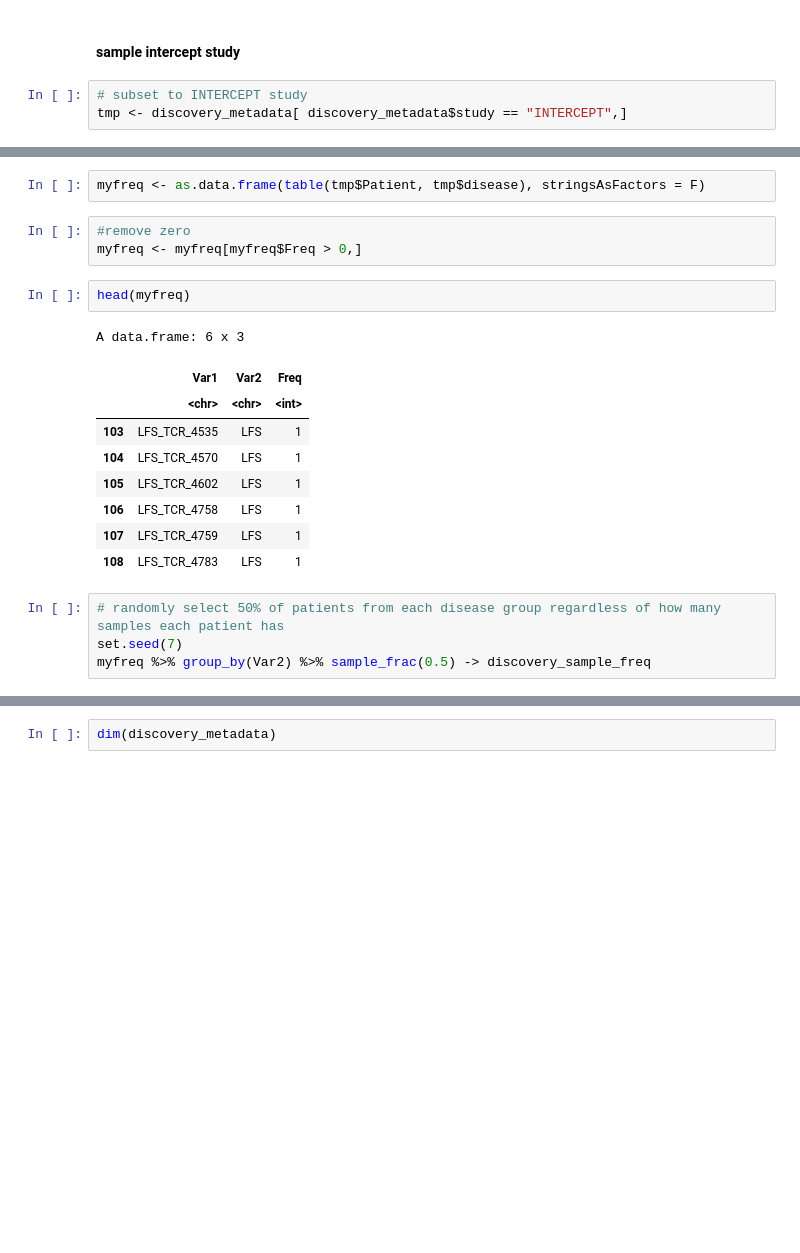
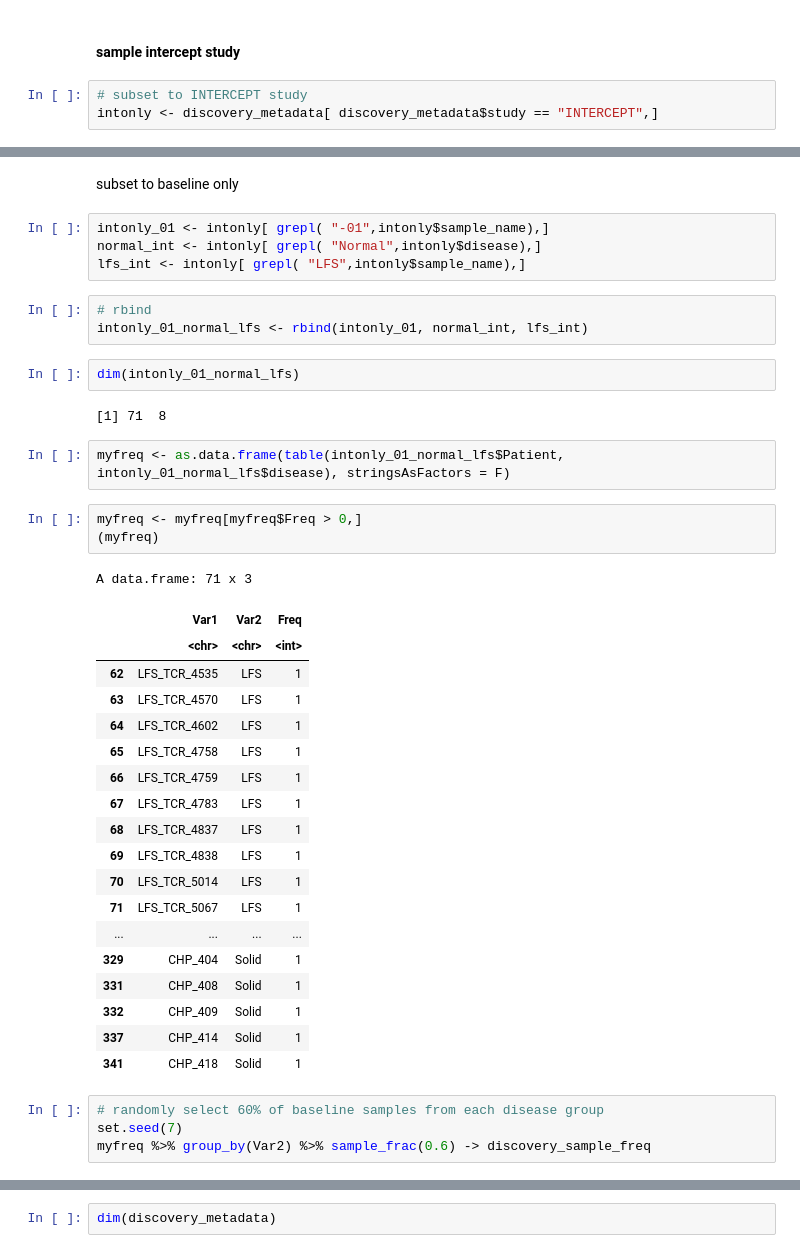
Before and after one commit to pughlab/ped_CapTCRseq, a Jupyter notebook: notebooks/10_discovery_validation_sets.ipynb, the cells around one changed output, grey strips where cells are left out. Saved outputs shown, nothing was run; the diff lists cells and outputs as text; blank space fills up the shorter version.

Commit message:
fixed discovery and validation set to include 01 only

```diff
--- a/notebooks/10_discovery_validation_sets.ipynb
+++ b/notebooks/10_discovery_validation_sets.ipynb
@@ -123,5 +123,5 @@ dim(discovery_metadata)
 #### sample intercept study
 # %%
 # subset to INTERCEPT study
-tmp <- discovery_metadata[ discovery_metadata$study == "INTERCEPT",]
+intonly <- discovery_metadata[ discovery_metadata$study == "INTERCEPT",]
 # %%
@@ -129,26 +129,47 @@ length(table(tmp$Patient)) # number of patients
 # %% [output]
 [1] 112
+# %% [markdown]
+subset to baseline only
+# %%
+intonly_01 <- intonly[ grepl( "-01",intonly$sample_name),]
+normal_int <- intonly[ grepl( "Normal",intonly$disease),]
+lfs_int <- intonly[ grepl( "LFS",intonly$sample_name),]
+# %%
+# rbind
+intonly_01_normal_lfs <- rbind(intonly_01, normal_int, lfs_int)
+# %%
+dim(intonly_01_normal_lfs)
+# %% [output]
+[1] 71  8
 # %%
-myfreq <- as.data.frame(table(tmp$Patient, tmp$disease), stringsAsFactors = F)
+myfreq <- as.data.frame(table(intonly_01_normal_lfs$Patient, intonly_01_normal_lfs$disease), stringsAsFactors = F)
 # %%
-#remove zero
 myfreq <- myfreq[myfreq$Freq > 0,]
+(myfreq)
+# %% [output]
+A data.frame: 71 x 3
+|  | Var1 | Var2 | Freq |
+|  | <chr> | <chr> | <int> |
+| 62 | LFS_TCR_4535 | LFS | 1 |
+| 63 | LFS_TCR_4570 | LFS | 1 |
+| 64 | LFS_TCR_4602 | LFS | 1 |
+| 65 | LFS_TCR_4758 | LFS | 1 |
+| 66 | LFS_TCR_4759 | LFS | 1 |
+| 67 | LFS_TCR_4783 | LFS | 1 |
+| 68 | LFS_TCR_4837 | LFS | 1 |
+| 69 | LFS_TCR_4838 | LFS | 1 |
+| 70 | LFS_TCR_5014 | LFS | 1 |
+| 71 | LFS_TCR_5067 | LFS | 1 |
+| ... | ... | ... | ... |
+| 329 | CHP_404 | Solid | 1 |
+| 331 | CHP_408 | Solid | 1 |
+| 332 | CHP_409 | Solid | 1 |
+| 337 | CHP_414 | Solid | 1 |
+| 341 | CHP_418 | Solid | 1 |
-# %%
-head(myfreq)
-# %% [output]
-A data.frame: 6 x 3
-|  | Var1 | Var2 | Freq |
-|  | <chr> | <chr> | <int> |
-| 103 | LFS_TCR_4535 | LFS | 1 |
-| 104 | LFS_TCR_4570 | LFS | 1 |
-| 105 | LFS_TCR_4602 | LFS | 1 |
-| 106 | LFS_TCR_4758 | LFS | 1 |
-| 107 | LFS_TCR_4759 | LFS | 1 |
-| 108 | LFS_TCR_4783 | LFS | 1 |
 # %%
-# randomly select 50% of patients from each disease group regardless of how many samples each patient has
+# randomly select 60% of baseline samples from each disease group
 set.seed(7)
-myfreq %>% group_by(Var2) %>% sample_frac(0.5) -> discovery_sample_freq
+myfreq %>% group_by(Var2) %>% sample_frac(0.6) -> discovery_sample_freq
 # %%
 discovery_sample_freq
 # %% [output]
```
Also changed, not shown: parts of 30 cells of this notebook.
